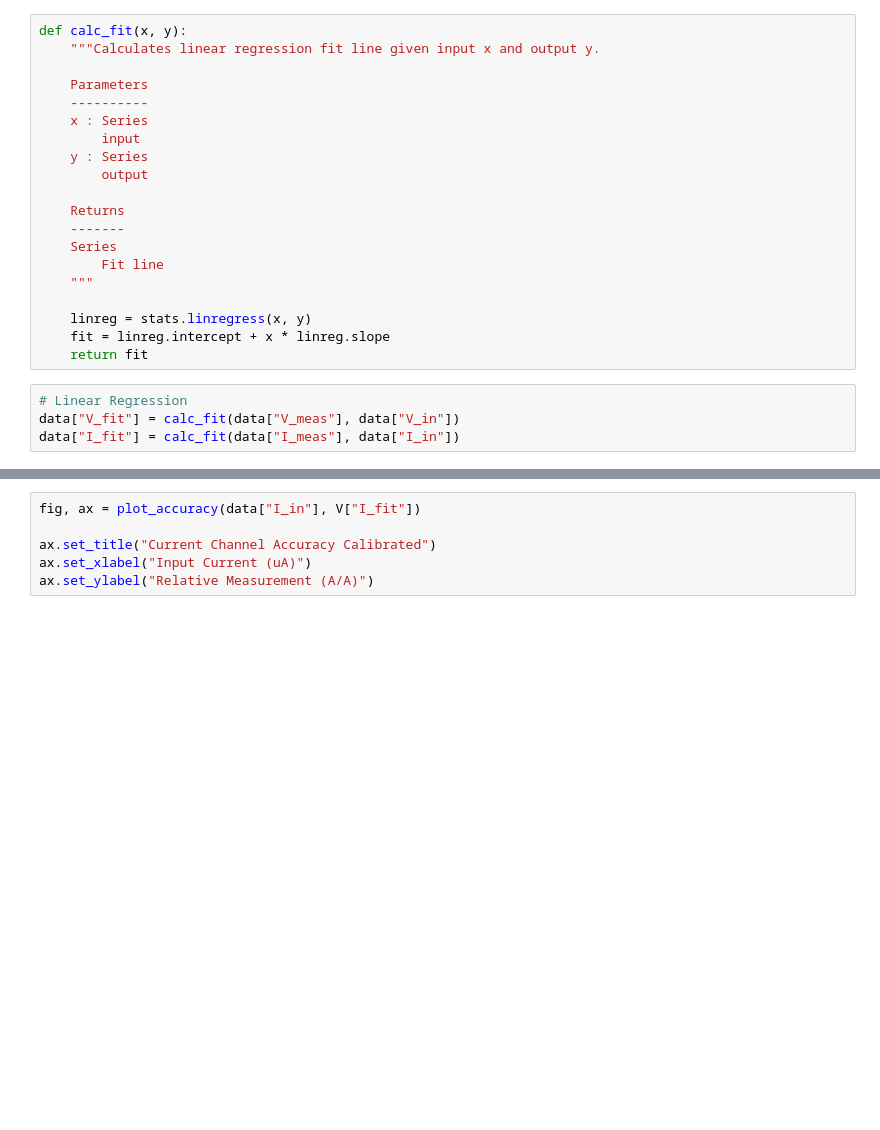
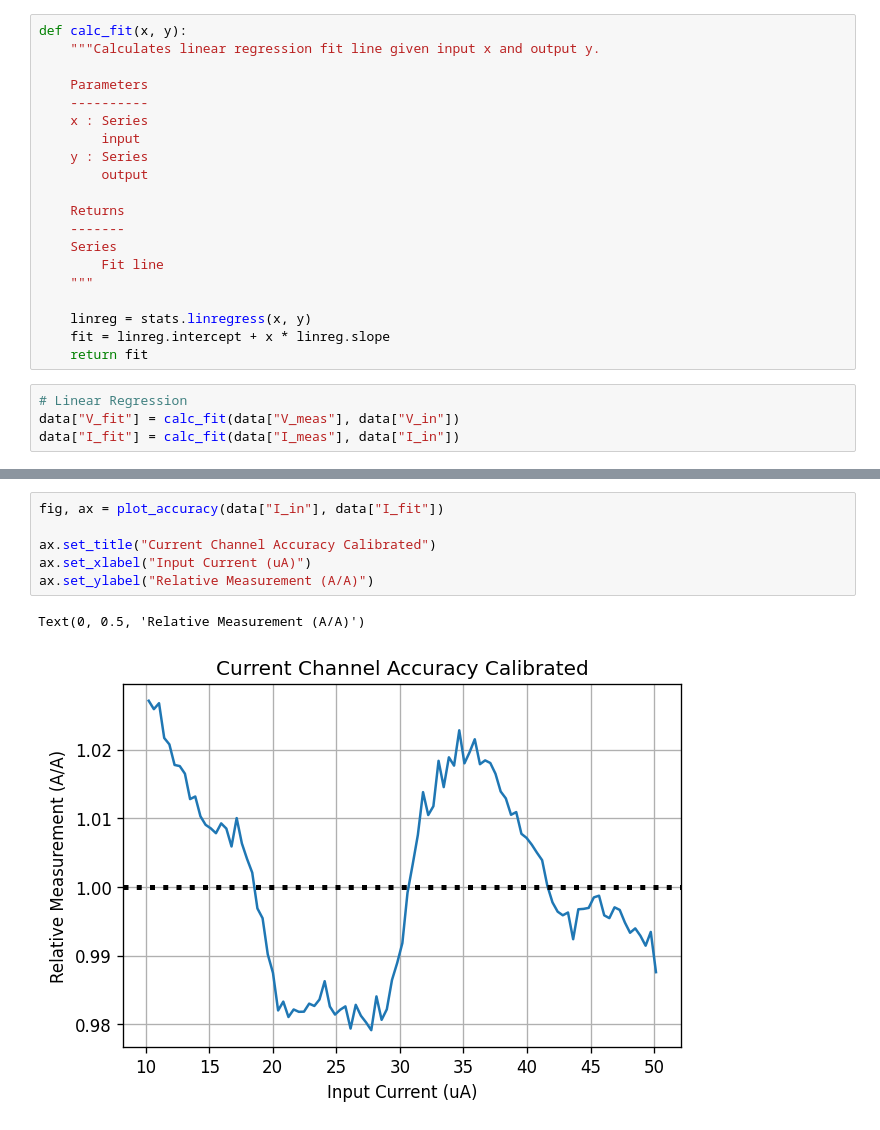
Before and after one commit to jlab-sensing/soil-power-sensor-calibration, a Jupyter notebook: calibration.ipynb, the cells around one changed output, grey strips where cells are left out. Drawn from its saved outputs; the diff is of its cells as text; blank space fills up the shorter version.

```diff
--- a/calibration.ipynb
+++ b/calibration.ipynb
@@ -107,6 +132,9 @@ ax.set_ylabel("Relative Measurement (V/V)")
 # %%
-fig, ax = plot_accuracy(data["I_in"], V["I_fit"])
+fig, ax = plot_accuracy(data["I_in"], data["I_fit"])
 
 ax.set_title("Current Channel Accuracy Calibrated")
 ax.set_xlabel("Input Current (uA)")
 ax.set_ylabel("Relative Measurement (A/A)")
+# %% [output]
+Text(0, 0.5, 'Relative Measurement (A/A)')
+[figure, added]
```
Also changed, not shown: parts of 6 cells of this notebook, 2 other files.
